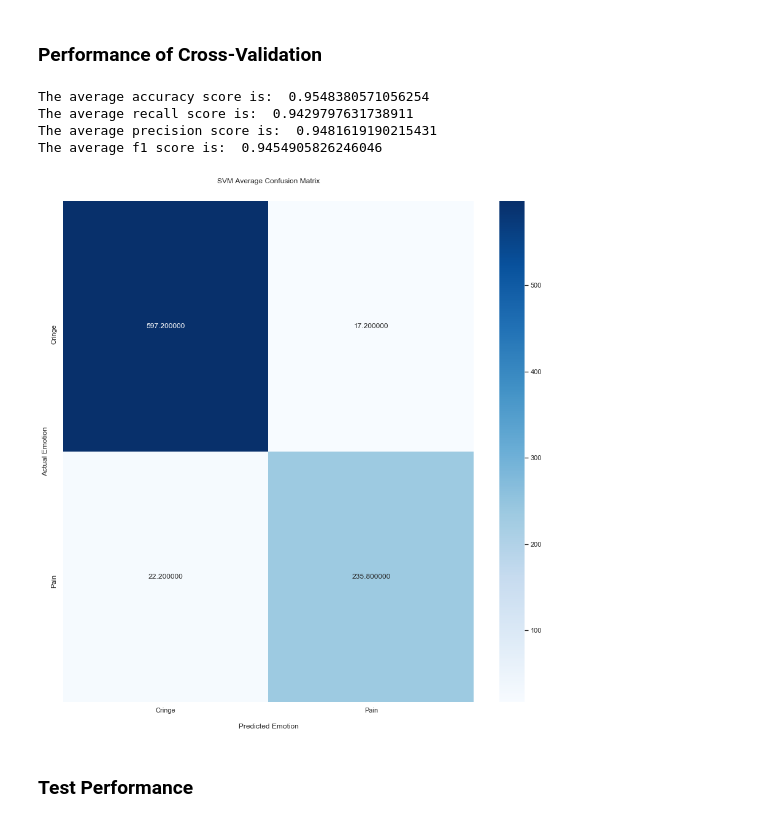
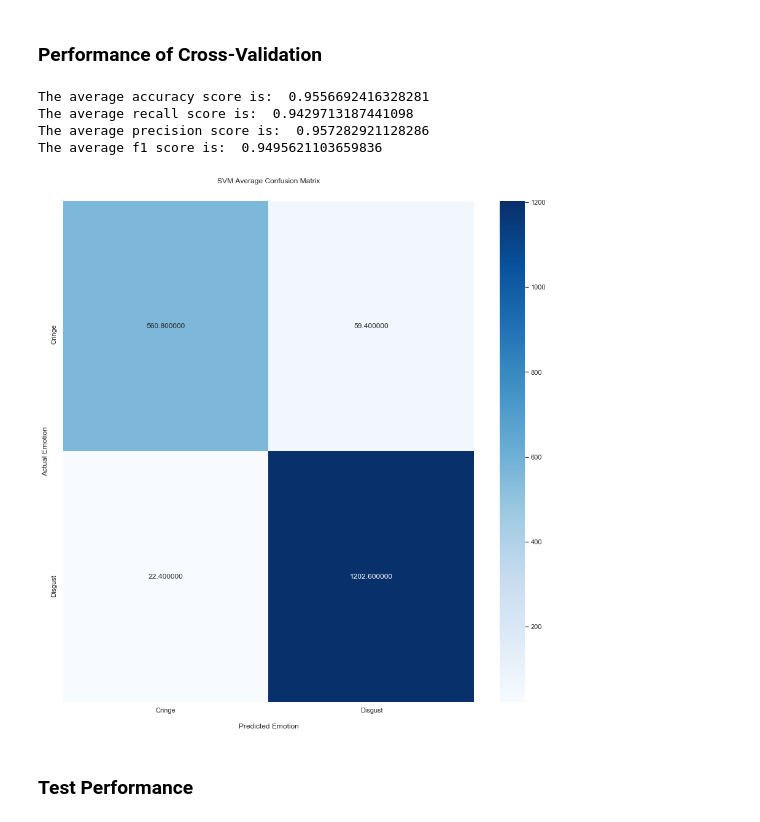
Before and after one commit to ravjotb/419Project, a Jupyter notebook: CringevsDisgust.ipynb, the cells around one changed output. Cells and saved outputs as stored; diff of their text form; code cells hidden in the pictures.

```diff
--- a/CringevsDisgust.ipynb
+++ b/CringevsDisgust.ipynb
@@ -226,7 +226,7 @@ for train_index, test_index in kfold.split(trainDF, train_labels):
 
     # Reset model
     # kernel, C and gamma were chosen based on accuracy trial and error
-    model = svm.SVC(C=1.5, kernel='rbf', decision_function_shape='ovo', gamma='auto')
+    model = svm.SVC(C=10, kernel='rbf', decision_function_shape='ovo', gamma='auto')
 
     # Get training data and test data
     train_data, test_data = trainDF.loc[train_index], trainDF.loc[test_index]
@@ -275,39 +275,39 @@ print("The average f1 score is: ", average_svm_f1)
 
 # Initialize a 7x7 2D array for getting CM average
 summed_svm_cm = np.zeros(4).reshape(2,2)
 
 # Sum values of matrix for getting CM average
 for matrix in svm_confusion_matrices:
     summed_svm_cm = np.add(summed_svm_cm, matrix)
 
 average_svm_cm = np.divide(summed_svm_cm, 5)
-matrix_labels = ["Cringe", "Pain"]
+matrix_labels = ["Cringe", "Disgust"]
 
 # Code below used from https://www.stackvidhya.com/plot-confusion-matrix-in-python-and-why/#:~:text=import%20seaborn%20as%20sns%0Aimport,the%20Confusion%20Matrix.%0Aplt.show()
 sns.set(rc = {'figure.figsize':(15,15)})
 ax = sns.heatmap(average_svm_cm, fmt="f", annot=True, cmap='Blues')
 
 ax.set_title('SVM Average Confusion Matrix\n\n');
 ax.set_xlabel('\nPredicted Emotion')
 ax.set_ylabel('Actual Emotion');
 
 ## Ticket labels - List must be in alphabetical order
 ax.xaxis.set_ticklabels(matrix_labels)
 ax.yaxis.set_ticklabels(matrix_labels)
 
 # fix for mpl bug that cuts off top/bottom of seaborn viz https://github.com/mwaskom/seaborn/issues/1773
 b, t = plt.ylim() # discover the values for bottom and top
 b += 0.5 # Add 0.5 to the bottom
 t -= 0.5 # Subtract 0.5 from the top
 plt.ylim(b, t) # update the ylim(bottom, top) values
 ## Display the visualization of the Confusion Matrix.
 plt.show()
 # %% [output]
-The average accuracy score is:  0.9548380571056254
-The average recall score is:  0.9429797631738911
-The average precision score is:  0.9481619190215431
-The average f1 score is:  0.9454905826246046
+The average accuracy score is:  0.9556692416328281
+The average recall score is:  0.9429713187441098
+The average precision score is:  0.957282921128286
+The average f1 score is:  0.9495621103659836
-[figure, old version]
+[figure, new version]
 # %% [markdown]
 ### Test Performance
 # %%
```
Also changed, not shown: parts of 4 cells of this notebook, 26 other files.
